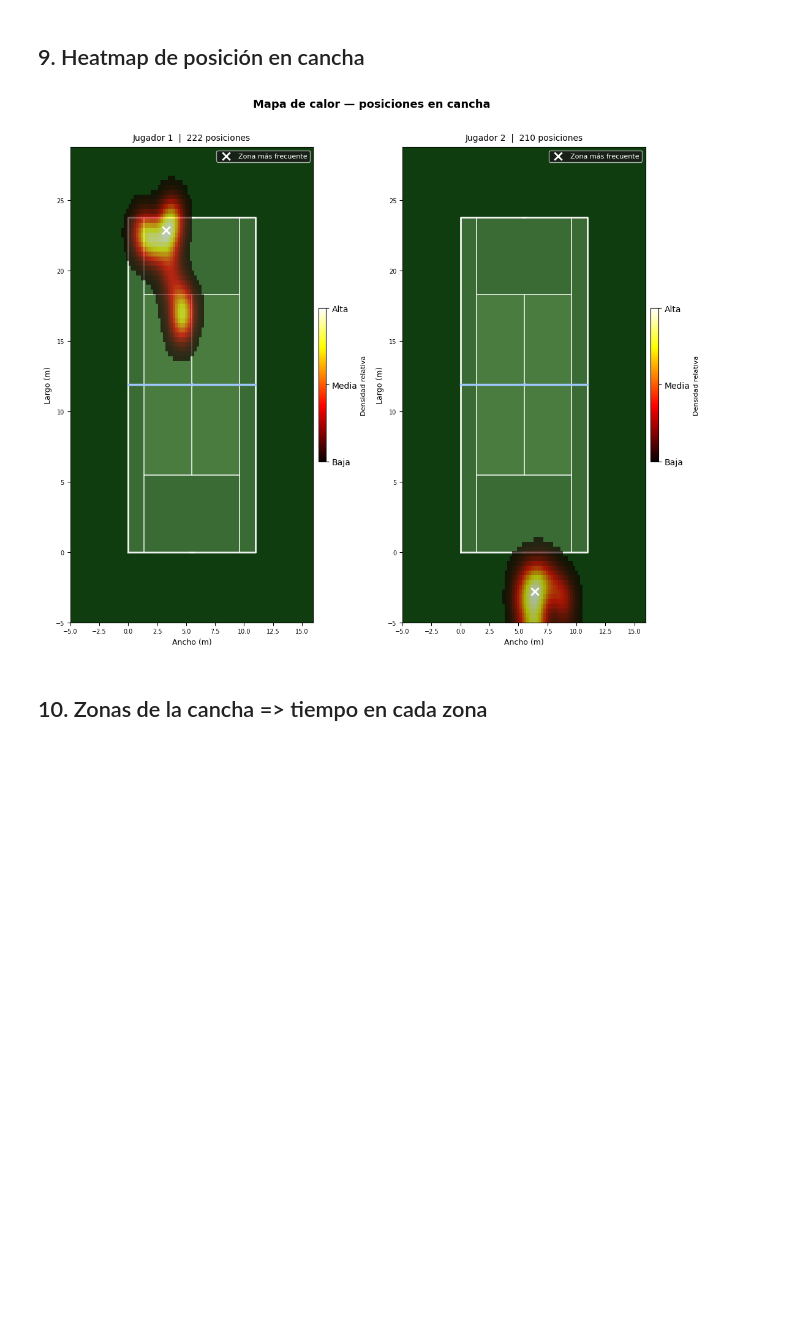
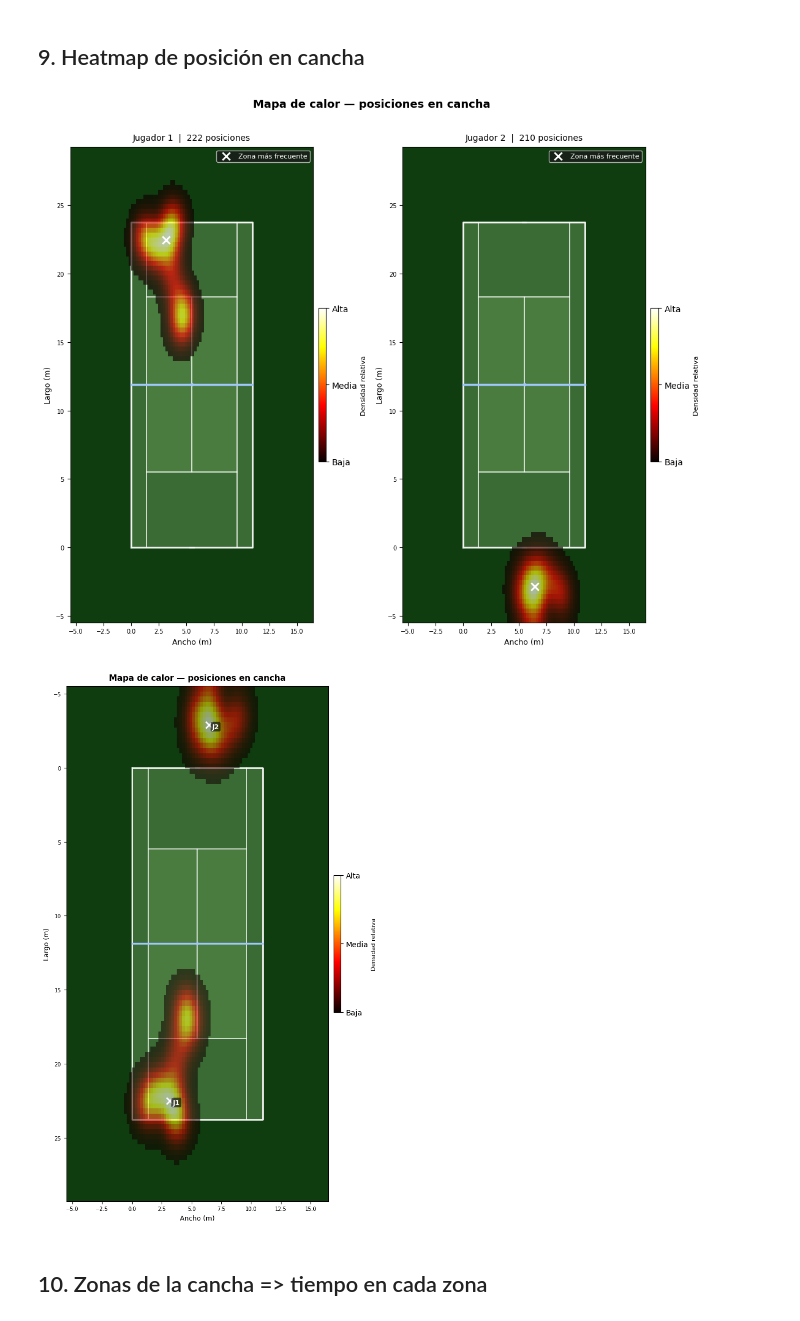
Before and after one commit to v1c70r-dev/tennis-data-analysis-engine, a Jupyter notebook: services/analytics_worker/experimentation/notebooks/player_stats_analysis.ipynb, the cells around one changed output. Drawn from its saved outputs; the diff is of its cells as text; code cells hidden in the pictures; blank space fills up the shorter version.

Commit message:
new player stats analysis

```diff
--- a/services/analytics_worker/experimentation/notebooks/player_stats_analysis.ipynb
+++ b/services/analytics_worker/experimentation/notebooks/player_stats_analysis.ipynb
@@ -641,22 +420,0 @@ accel_df = plot_acceleration(df, fps=FPS, smooth_window=1)
-# %%
-fig, axes = plt.subplots(len(players), 1, figsize=(12, 3 * len(players)), sharex=True)
-if len(players) == 1:
-    axes = [axes]
-
-for ax, pid in zip(axes, players):
-    grp = df[df['player_id'] == pid].sort_values('frame').copy()
-    grp['accel'] = grp['speed_kmh'].diff().fillna(0)
-    color = get_color(players.index(pid))
-    pos = grp['accel'].clip(lower=0)
-    neg = grp['accel'].clip(upper=0)
-    ax.bar(grp['frame'], pos, color=color, alpha=0.75, width=1.0, label='Aceleración')
-    ax.bar(grp['frame'], neg, color='#E24B4A', alpha=0.6, width=1.0, label='Desaceleración')
-    ax.axhline(0, color='#888', linewidth=0.7)
-    ax.set_ylabel('Δ km/h', fontsize=9)
-    ax.set_title(f'Jugador {pid} — aceleración', fontsize=11)
-    ax.legend(fontsize=8, loc='upper right')
-
-axes[-1].set_xlabel('Frame', fontsize=10)
-fig.suptitle('Aceleración y desaceleración', fontsize=13, fontweight='500', y=1.01)
-plt.tight_layout()
-plt.show()
@@ -845,7 +866,6 @@ plot_trajectories(df, mc, margin=5.0)
 # %% [markdown]
 ## 9. Heatmap de posición en cancha
 # %%
-
 def plot_heatmaps(df: pd.DataFrame, margin: float = 2.0,
                   figsize_per_player: tuple = (5.5, 9),
                   bins: int = 50, sigma: float = 1.5) -> None:
@@ -866,8 +886,8 @@ def plot_heatmaps(df: pd.DataFrame, margin: float = 2.0,
     if n == 1:
         axes = [axes]
 
-    x_min, x_max = -margin, COURT_WIDTH  + margin
-    y_min, y_max = -margin, COURT_LENGTH + margin
+    x_min, x_max = -margin, _COURT_WIDTH  + margin
+    y_min, y_max = -margin, _COURT_LENGTH + margin
 
     for ax, pid in zip(axes, players):
         grp = (df[df['player_id'] == pid]
@@ -938,5 +958,6 @@ def plot_heatmaps(df: pd.DataFrame, margin: float = 2.0,
 
     fig.suptitle('Mapa de calor — posiciones en cancha',
                  fontsize=13, fontweight='600', y=1.01)
+
     plt.tight_layout()
     plt.show()
@@ -943,6 +1059,8 @@ def plot_heatmaps(df: pd.DataFrame, margin: float = 2.0,
 # %%
-plot_heatmaps(df, margin=5.0, bins=100, sigma=3.0)
+plot_heatmaps(df, margin=5.5, bins=100, sigma=3.0)
+plot_heatmaps_combined(df, margin=5.5, bins=100, sigma=3.0, flip_view=True)
 # %% [output]
-[figure, old version]
+[figure, new version]
+[figure, added]
 # %% [markdown]
 ## 10. Zonas de la cancha => tiempo en cada zona
```
Also changed, not shown: parts of 33 cells of this notebook.
